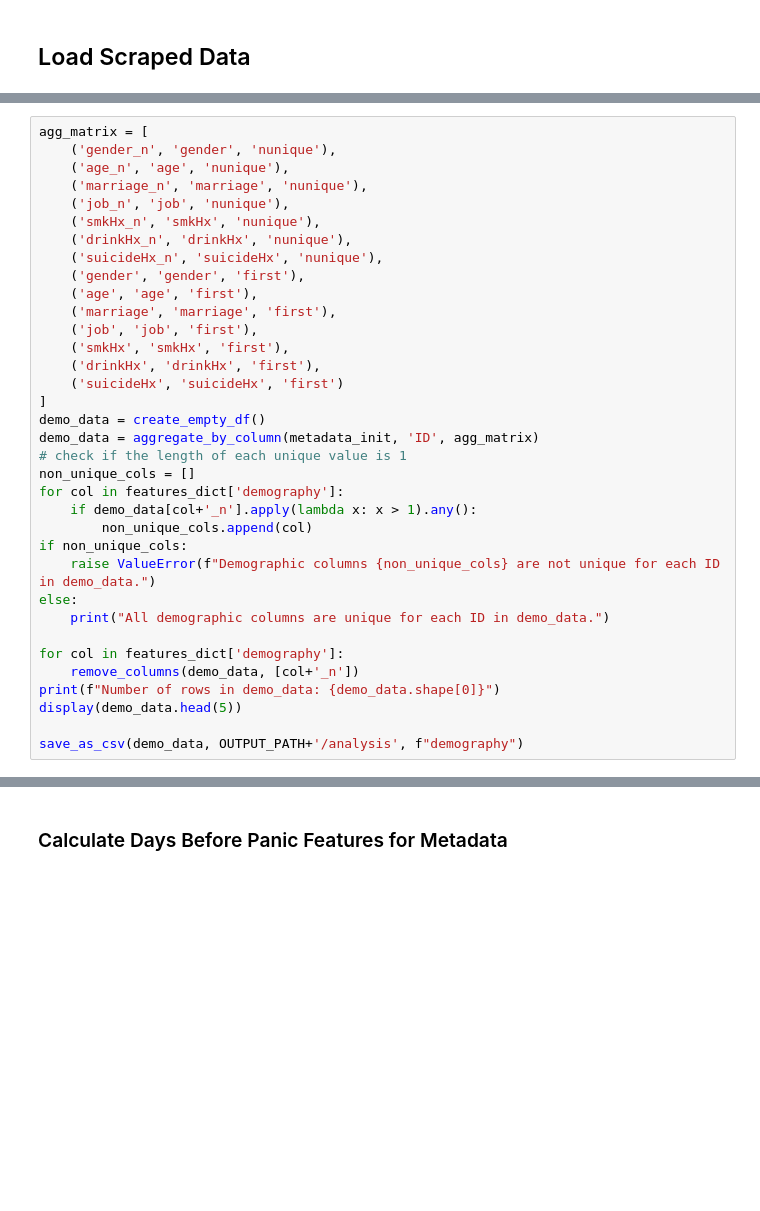
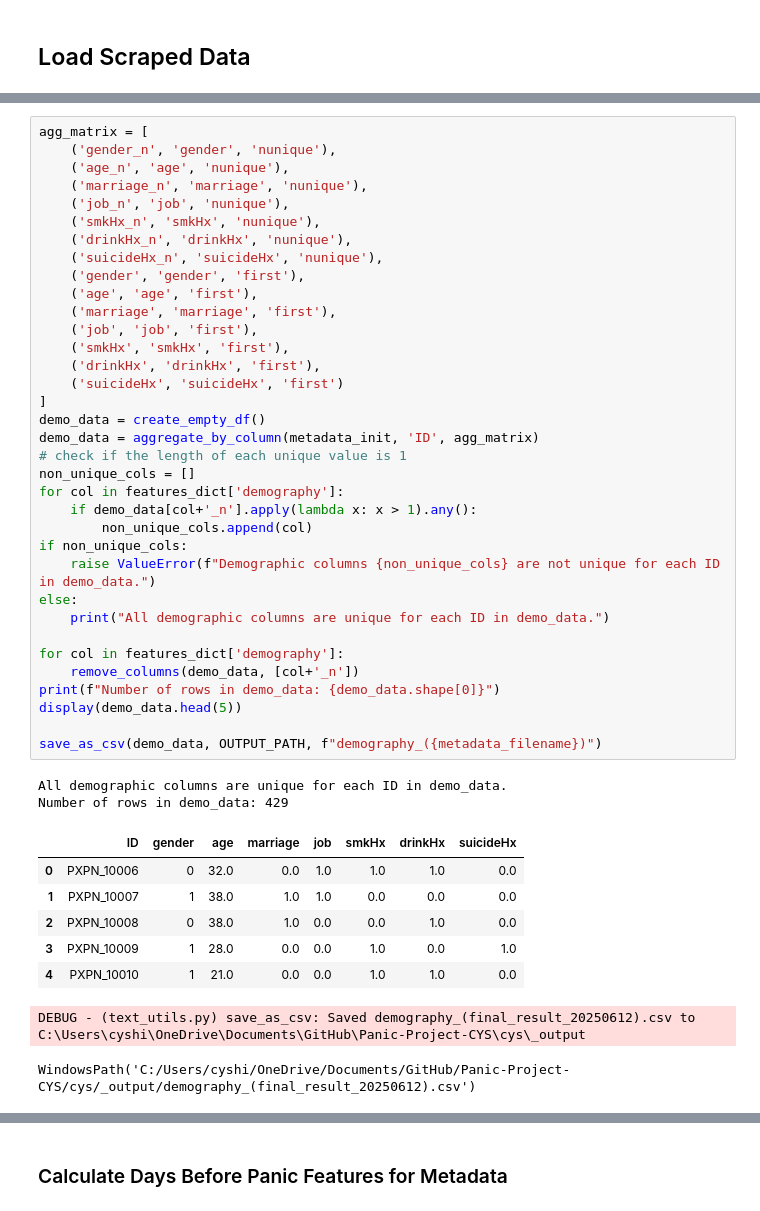
Before and after one commit to cyshin971/Panic-Project-DHLAB, a Jupyter notebook: cys/data_analysis.ipynb, the cells around one changed output, grey strips where cells are left out. Saved outputs shown, nothing was run; the diff lists cells and outputs as text; blank space fills up the shorter version.

```diff
--- a/cys/data_analysis.ipynb
+++ b/cys/data_analysis.ipynb
@@ -204,33 +296,44 @@ agg_matrix = [
 	('marriage_n', 'marriage', 'nunique'),
 	('job_n', 'job', 'nunique'),
 	('smkHx_n', 'smkHx', 'nunique'),
 	('drinkHx_n', 'drinkHx', 'nunique'),
 	('suicideHx_n', 'suicideHx', 'nunique'),
     ('gender', 'gender', 'first'),
 	('age', 'age', 'first'),
 	('marriage', 'marriage', 'first'),
 	('job', 'job', 'first'),
 	('smkHx', 'smkHx', 'first'),
 	('drinkHx', 'drinkHx', 'first'),
 	('suicideHx', 'suicideHx', 'first')
 ]
 demo_data = create_empty_df()
 demo_data = aggregate_by_column(metadata_init, 'ID', agg_matrix)
 # check if the length of each unique value is 1
 non_unique_cols = []
 for col in features_dict['demography']:
 	if demo_data[col+'_n'].apply(lambda x: x > 1).any():
 		non_unique_cols.append(col)
 if non_unique_cols:
 	raise ValueError(f"Demographic columns {non_unique_cols} are not unique for each ID in demo_data.")
 else:
 	print("All demographic columns are unique for each ID in demo_data.")
 
 for col in features_dict['demography']:
 	remove_columns(demo_data, [col+'_n'])
 print(f"Number of rows in demo_data: {demo_data.shape[0]}")
 display(demo_data.head(5))
 
-save_as_csv(demo_data, OUTPUT_PATH+'/analysis', f"demography")
+save_as_csv(demo_data, OUTPUT_PATH, f"demography_({metadata_filename})")
+# %% [output]
+All demographic columns are unique for each ID in demo_data.
+Number of rows in demo_data: 429
+|  | ID | gender | age | marriage | job | smkHx | drinkHx | suicideHx |
+| 0 | PXPN_10006 | 0 | 32.0 | 0.0 | 1.0 | 1.0 | 1.0 | 0.0 |
+| 1 | PXPN_10007 | 1 | 38.0 | 1.0 | 1.0 | 0.0 | 0.0 | 0.0 |
+| 2 | PXPN_10008 | 0 | 38.0 | 1.0 | 0.0 | 0.0 | 1.0 | 0.0 |
+| 3 | PXPN_10009 | 1 | 28.0 | 0.0 | 0.0 | 1.0 | 0.0 | 1.0 |
+| 4 | PXPN_10010 | 1 | 21.0 | 0.0 | 0.0 | 1.0 | 1.0 | 0.0 |
+DEBUG - (text_utils.py) save_as_csv: Saved demography_(final_result_20250612).csv to C:\Users\cyshi\OneDrive\Documents\GitHub\Panic-Project-CYS\cys\_output
+WindowsPath('C:/Users/cyshi/OneDrive/Documents/GitHub/Panic-Project-CYS/cys/_output/demography_(final_result_20250612).csv')
 # %% [markdown]
 ## Construct Intermediate Metadata
```
Also changed, not shown: parts of 25 cells of this notebook, 1 other file.
